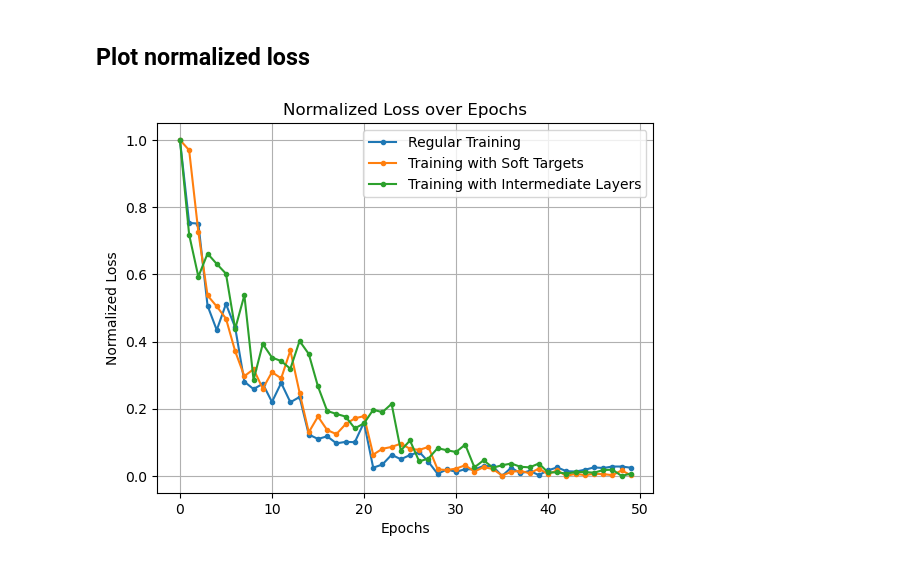
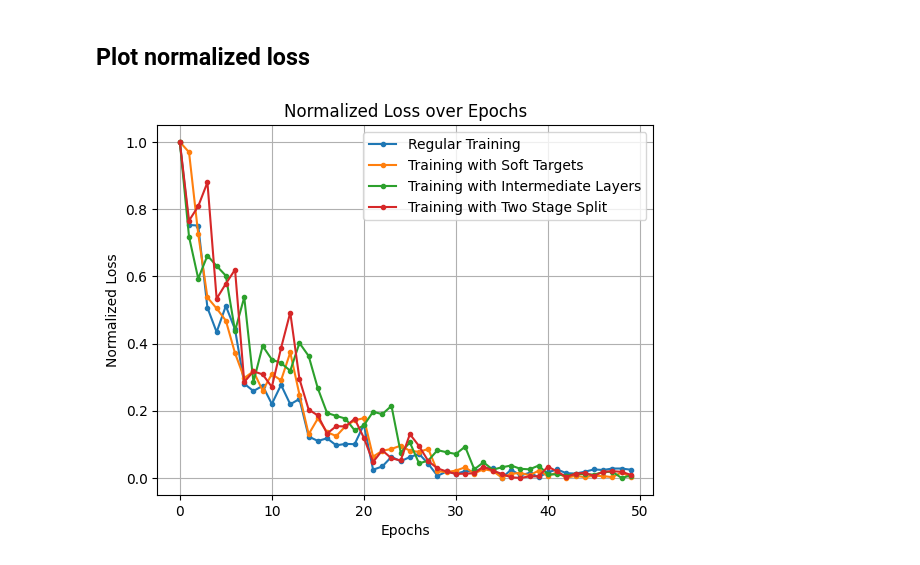
Before and after one commit to mtllcr/teacher-student-network, a Jupyter notebook: train_resnet18_student.ipynb, the cells around one changed output. Drawn from its saved outputs; the diff is of its cells as text; code cells hidden in the pictures.

Commit message:
added split training run resnet18, updated simple student to 50 epoch and running grid search

```diff
--- a/train_resnet18_student.ipynb
+++ b/train_resnet18_student.ipynb
@@ -1136,14 +1236,16 @@ intermediate_student = [
 norm_non_learning_student = (non_learning_student-np.min(non_learning_student))/(np.max(non_learning_student)-np.min(non_learning_student))
 norm_learning_student = (learning_student-np.min(learning_student))/(np.max(learning_student)-np.min(learning_student))
 norm_intermediate_student = (intermediate_student-np.min(intermediate_student))/(np.max(intermediate_student)-np.min(intermediate_student))
+norm_split_training = (split_training_res-np.min(split_training_res))/(np.max(split_training_res)-np.min(split_training_res))
 # %%
 plt.plot(norm_non_learning_student, marker='o', markersize=3, label = 'Regular Training')
 plt.plot(norm_learning_student, marker='o', markersize=3, label = 'Training with Soft Targets')
 plt.plot(norm_intermediate_student, marker='o', markersize=3, label = 'Training with Intermediate Layers')
+plt.plot(norm_split_training, marker='o', markersize=3, label = 'Training with Two Stage Split')
 plt.title('Normalized Loss over Epochs')
 plt.xlabel('Epochs')
 plt.ylabel('Normalized Loss')
 plt.legend()
 plt.grid()
 # %% [output]
-[figure, old version]
+[figure, new version]
```
Also changed, not shown: parts of 25 cells of this notebook, 2 other files.
